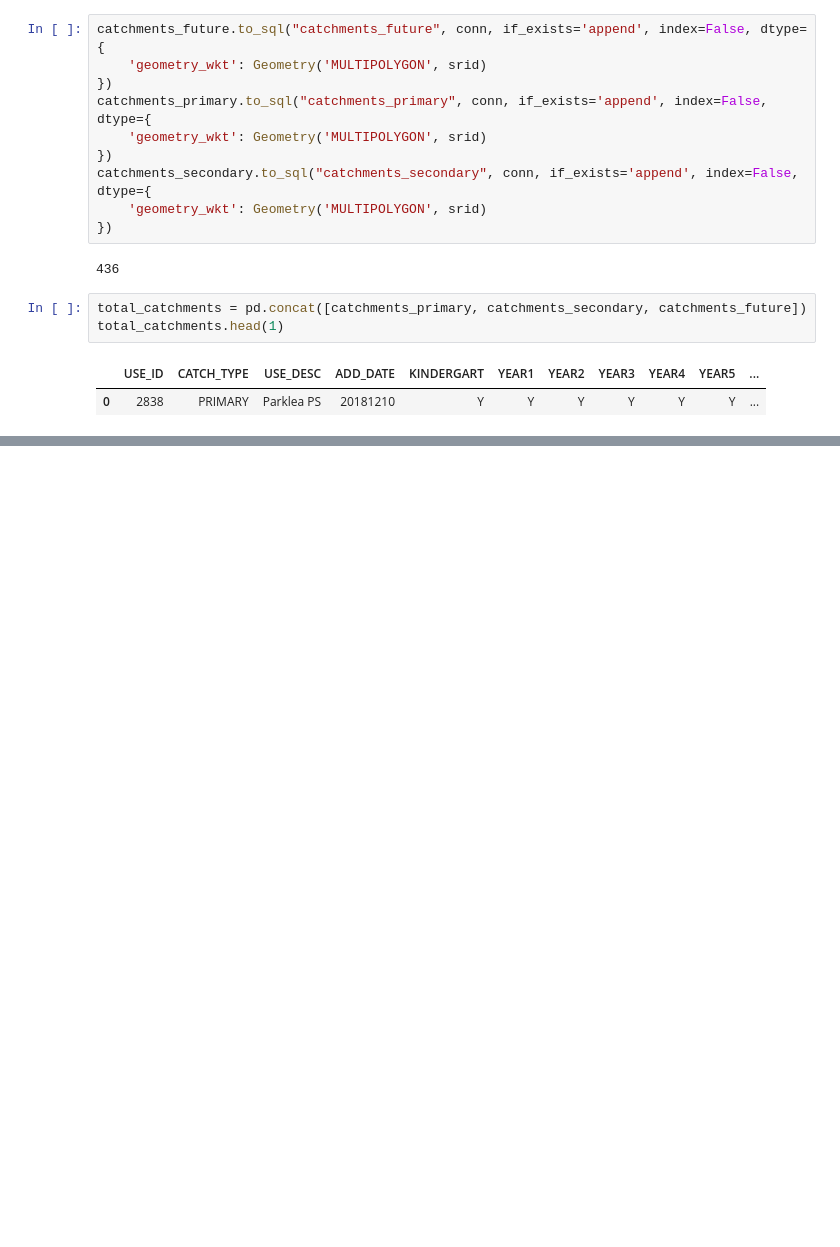
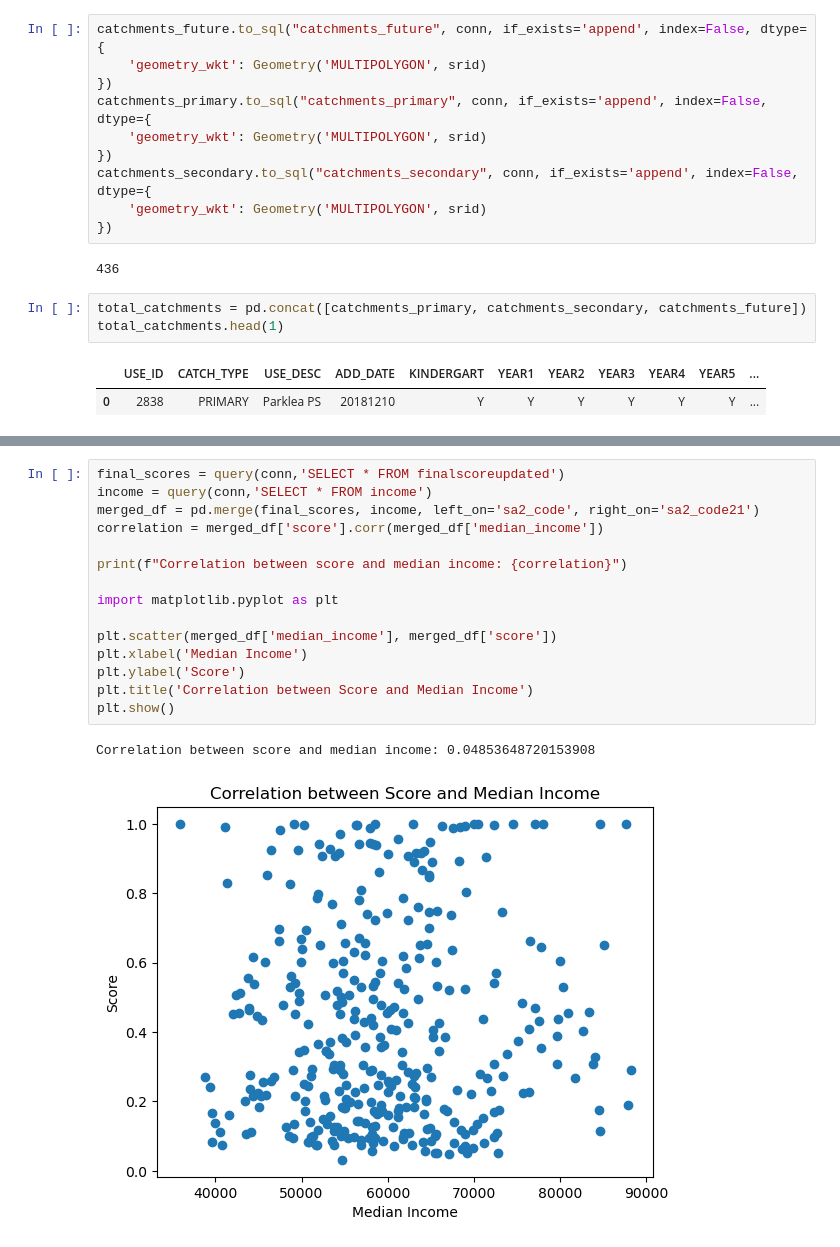
Before and after one commit to kennethtangtang/Data2001-group-work, a Jupyter notebook: Greater Sydney Analysis.ipynb, the cells around one changed output, grey strips where cells are left out. Cells and saved outputs as stored; diff of their text form; blank space fills up the shorter version.

```diff
--- a/Greater Sydney Analysis.ipynb
+++ b/Greater Sydney Analysis.ipynb
@@ -413,0 +778,18 @@ total_catchments.to_sql("total_catchments", conn, if_exists='replace', index=Fal
+# %%
+final_scores = query(conn,'SELECT * FROM finalscoreupdated')
+income = query(conn,'SELECT * FROM income')
+merged_df = pd.merge(final_scores, income, left_on='sa2_code', right_on='sa2_code21')
+correlation = merged_df['score'].corr(merged_df['median_income'])
+
+print(f"Correlation between score and median income: {correlation}")
+
+import matplotlib.pyplot as plt
+
+plt.scatter(merged_df['median_income'], merged_df['score'])
+plt.xlabel('Median Income')
+plt.ylabel('Score')
+plt.title('Correlation between Score and Median Income')
+plt.show()
+# %% [output]
+Correlation between score and median income: 0.04853648720153908
+[figure, added]
```
Also changed, not shown: parts of 12 cells of this notebook, 4 other files.
